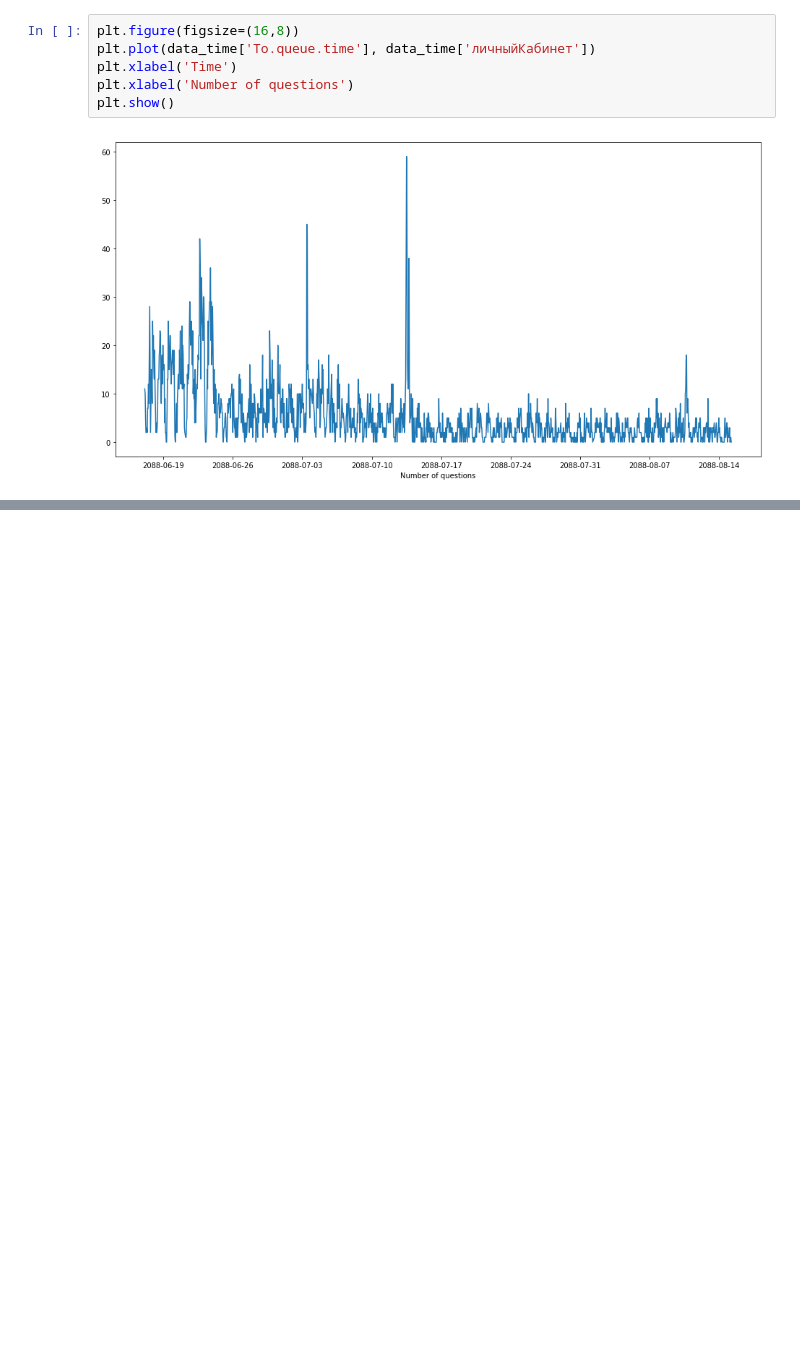
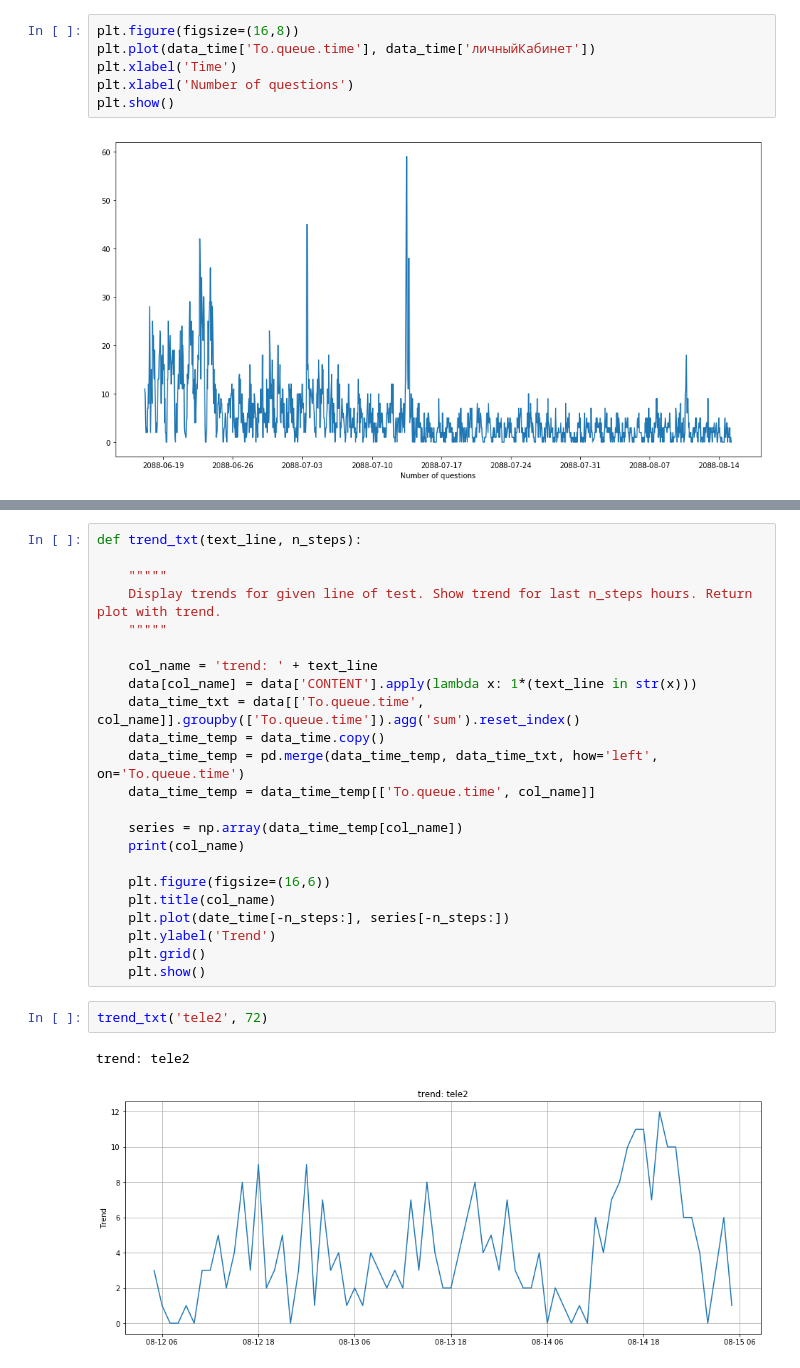
Before and after one commit to HackFactory/TELE2Hack, a Jupyter notebook: anomaly_detection.ipynb, the cells around one changed output, grey strips where cells are left out. Drawn from its saved outputs; the diff is of its cells as text; blank space fills up the shorter version.

```diff
--- a/anomaly_detection.ipynb
+++ b/anomaly_detection.ipynb
@@ -135,0 +166,28 @@ result
+# %%
+def trend_txt(text_line, n_steps):
+
+    """""
+    Display trends for given line of test. Show trend for last n_steps hours. Return plot with trend.
+    """""
+
+    col_name = 'trend: ' + text_line
+    data[col_name] = data['CONTENT'].apply(lambda x: 1*(text_line in str(x)))
+    data_time_txt = data[['To.queue.time', col_name]].groupby(['To.queue.time']).agg('sum').reset_index()
+    data_time_temp = data_time.copy()
+    data_time_temp = pd.merge(data_time_temp, data_time_txt, how='left', on='To.queue.time')
+    data_time_temp = data_time_temp[['To.queue.time', col_name]]
+
+    series = np.array(data_time_temp[col_name])
+    print(col_name)
+
+    plt.figure(figsize=(16,6))
+    plt.title(col_name)
+    plt.plot(date_time[-n_steps:], series[-n_steps:])
+    plt.ylabel('Trend')
+    plt.grid()
+    plt.show()
+# %%
+trend_txt('tele2', 72)
+# %% [output]
+trend: tele2
+[figure, added]
```
Also changed, not shown: parts of 12 cells of this notebook, 1 other file.
